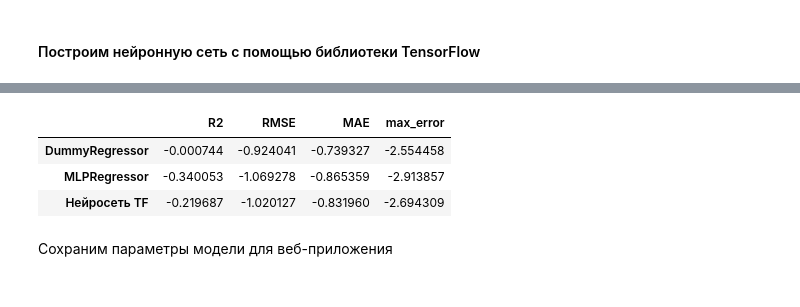
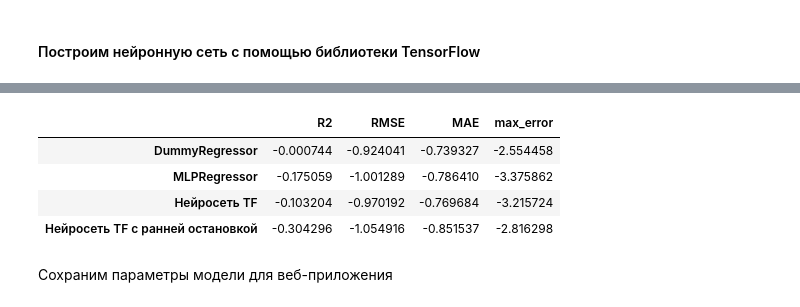
Before and after one commit to summbull/composites, a Jupyter notebook: composites_NS.ipynb, the cells around one changed output, grey strips where cells are left out. Cells and saved outputs as stored; diff of their text form; code cells hidden in the pictures.

```diff
--- a/composites_NS.ipynb
+++ b/composites_NS.ipynb
@@ -236,7 +266,7 @@ def model_loss_plot(model_history):
 history = model_tf.fit(
   X_train,
   y_train,
-  epochs=100,
+  epochs=50,
   validation_split=0.3,
   verbose=1
 )
@@ -290,22 +320,22 @@ plt.show()
 # %%
-# model_tf_2 = tf.keras.Sequential([
-#     tf.keras.layers.Input(shape=(12,), name='in'),
-#     tf.keras.layers.Dense(8, activation='relu'),
-#     tf.keras.layers.Dense(8, activation='relu'),
-#     tf.keras.layers.Dense(1, name='out')])
+model_tf_2 = tf.keras.Sequential([
+    tf.keras.layers.Input(shape=(12,), name='in'),
+    tf.keras.layers.Dense(8, activation='relu'),
+    tf.keras.layers.Dense(8, activation='relu'),
+    tf.keras.layers.Dense(1, name='out')])
 
-# model_tf_2.compile(optimizer='adam',
-#                  loss='mse',
-#                  metrics=['mae'])
+model_tf_2.compile(optimizer='adam',
+                 loss='mse',
+                 metrics=['mae'])
 # %%
-# %%time
-# #Обучение нейросети
+%%time
+#Обучение нейросети
 
-# history_2 = model_tf_2.fit(
-#   X_train_norm,
-#   y_train,
-#   epochs=10,
-#   validation_split=0.3,
-#   verbose=1,
-#   callbacks=[keras.callbacks.EarlyStopping(monitor='val_loss', patience=3)]
-# )
+history_2 = model_tf_2.fit(
+  X_train,
+  y_train,
+  epochs=12,
+  validation_split=0.3,
+  verbose=1,
+  callbacks=[keras.callbacks.EarlyStopping(monitor='val_loss', patience=3)]
+)
@@ -318,4 +371,4 @@ plt.show()
 # %%
-# # Предсказание
+# Предсказание
 
-# y_pred_tf_2 = model_tf_2.predict(X_test_norm)
+y_pred_tf_2 = model_tf_2.predict(X_test)
@@ -330,13 +388,14 @@ plt.show()
 # %%
 # Сравнение предсказаний базовой модели и лучшей модели на тестовом множестве
 compare = compare.append(get_metrics('Нейросеть TF', y_test, y_pred_tf))
-#compare = compare.append(get_metrics('Нейросеть TF с ранней остановкой', y_test, y_pred_tf_2))
+compare = compare.append(get_metrics('Нейросеть TF с ранней остановкой', y_test, y_pred_tf_2))
 compare
 # %% [output]
 |  | R2 | RMSE | MAE | max_error |
 | DummyRegressor | -0.000744 | -0.924041 | -0.739327 | -2.554458 |
-| MLPRegressor | -0.340053 | -1.069278 | -0.865359 | -2.913857 |
-| Нейросеть TF | -0.219687 | -1.020127 | -0.831960 | -2.694309 |
+| MLPRegressor | -0.175059 | -1.001289 | -0.786410 | -3.375862 |
+| Нейросеть TF | -0.103204 | -0.970192 | -0.769684 | -3.215724 |
+| Нейросеть TF с ранней остановкой | -0.304296 | -1.054916 | -0.851537 | -2.816298 |
 # %% [markdown]
 Сохраним параметры модели для веб-приложения
 # %%
```
Also changed, not shown: parts of 38 cells of this notebook, 1 other file.
